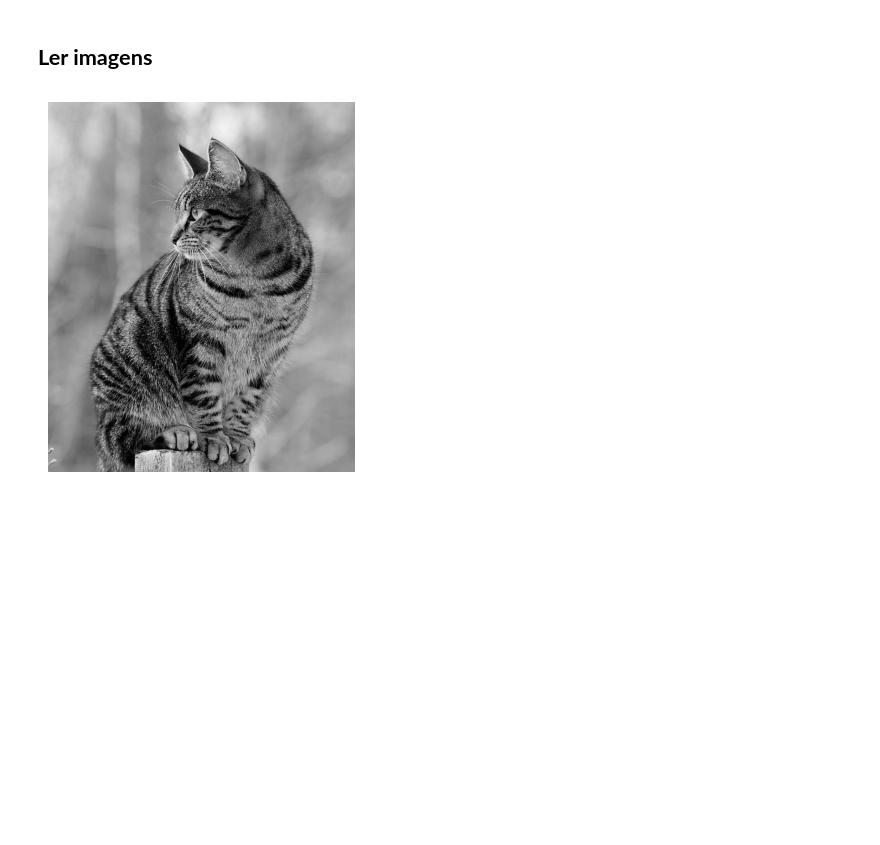
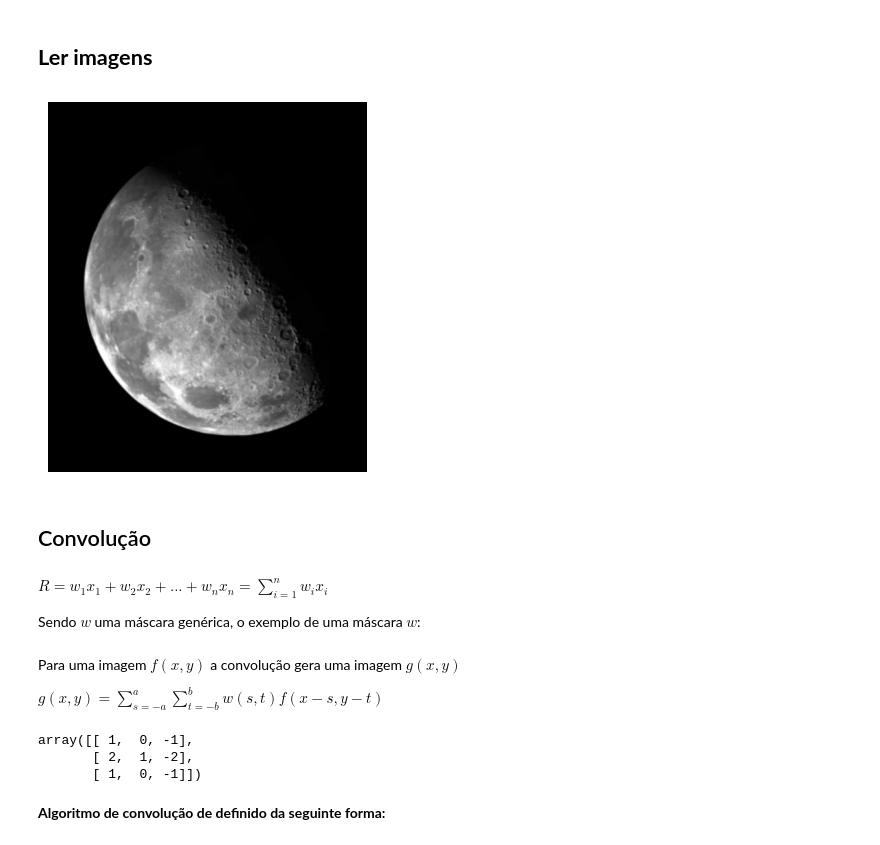
Before and after one commit to eriksonJAguiar/Processamento-imagens, a Jupyter notebook: Codigos/melhoramento.ipynb, the cells around one changed output. Drawn from its saved outputs; the diff is of its cells as text; code cells hidden in the pictures; blank space fills up the shorter version.

```diff
--- a/Codigos/melhoramento.ipynb
+++ b/Codigos/melhoramento.ipynb
@@ -20,6 +16,29 @@ img_gray = input_image(path_img, is_gray=True)
+# %%
+img_gray = input_image(os.path.join("..", "Imagens", "Moon.tif"), is_gray=True)
 # %%
-plt.imshow(img_gray, cmap="gray")
+plt.imshow(img_gray, vmin=0, vmax=255, cmap="gray")
 plt.axis("off")
 plt.show()
 # %% [output]
-[figure, old version]
+[figure, new version]
+# %% [markdown]
+## Convolução
+# %% [markdown]
+$R = w_1 x_1 + w_2 x_2 + ... + w_n x_n = \sum_{i=1}^{n} w_i x_i$
+
+Sendo $w$ uma máscara genérica, o exemplo de uma máscara $w$:
+# %% [markdown]
+Para uma imagem $f(x,y)$ a convolução gera uma imagem $g(x,y)$
+
+$g(x,y) = \sum_{s=-a}^{a} \sum_{t=-b}^{b} w(s,t) f(x-s,y-t)$
+# %%
+w = np.array([[1, 0, -1],
+              [2, 1, -2],
+              [1, 0, -1]])
+w
+# %% [output]
+array([[ 1,  0, -1],
+       [ 2,  1, -2],
+       [ 1,  0, -1]])
+# %% [markdown]
+**Algoritmo de convolução de definido da seguinte forma:**
```
Also changed, not shown: parts of 7 cells of this notebook, 2 other files.
